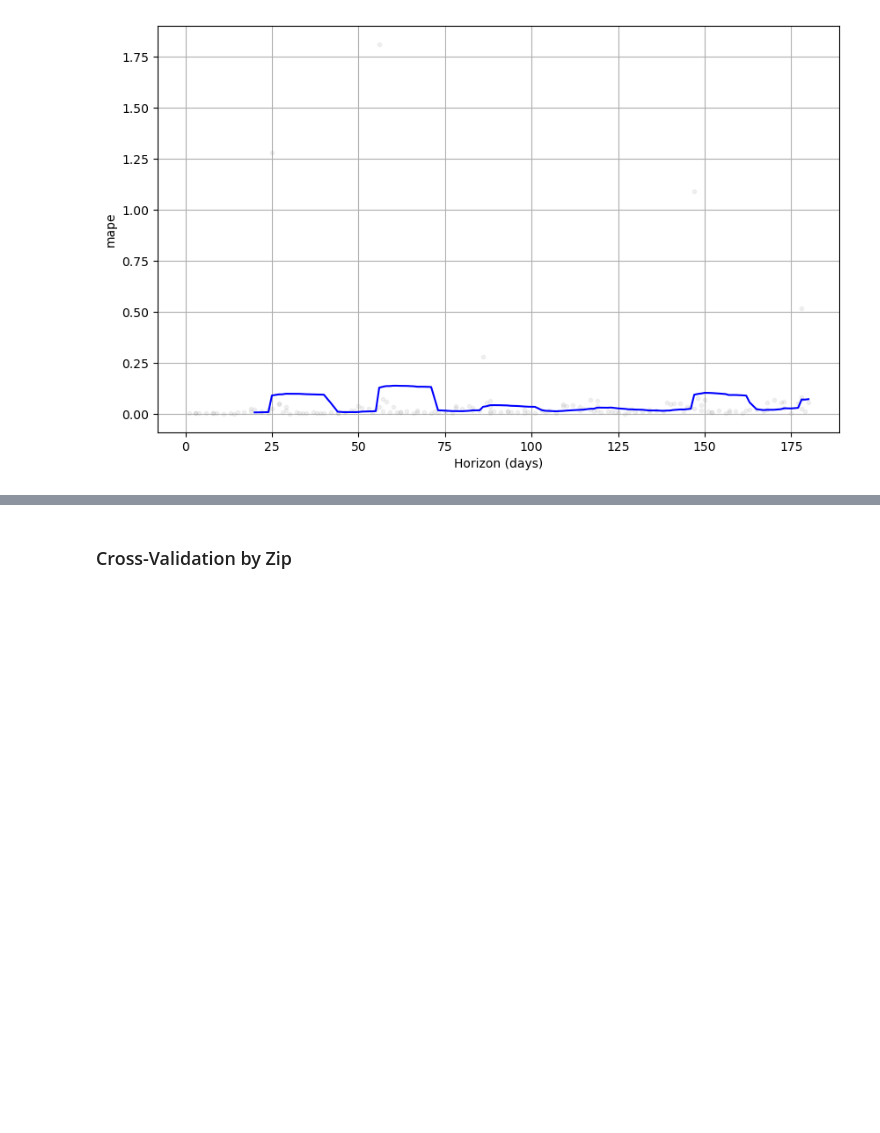
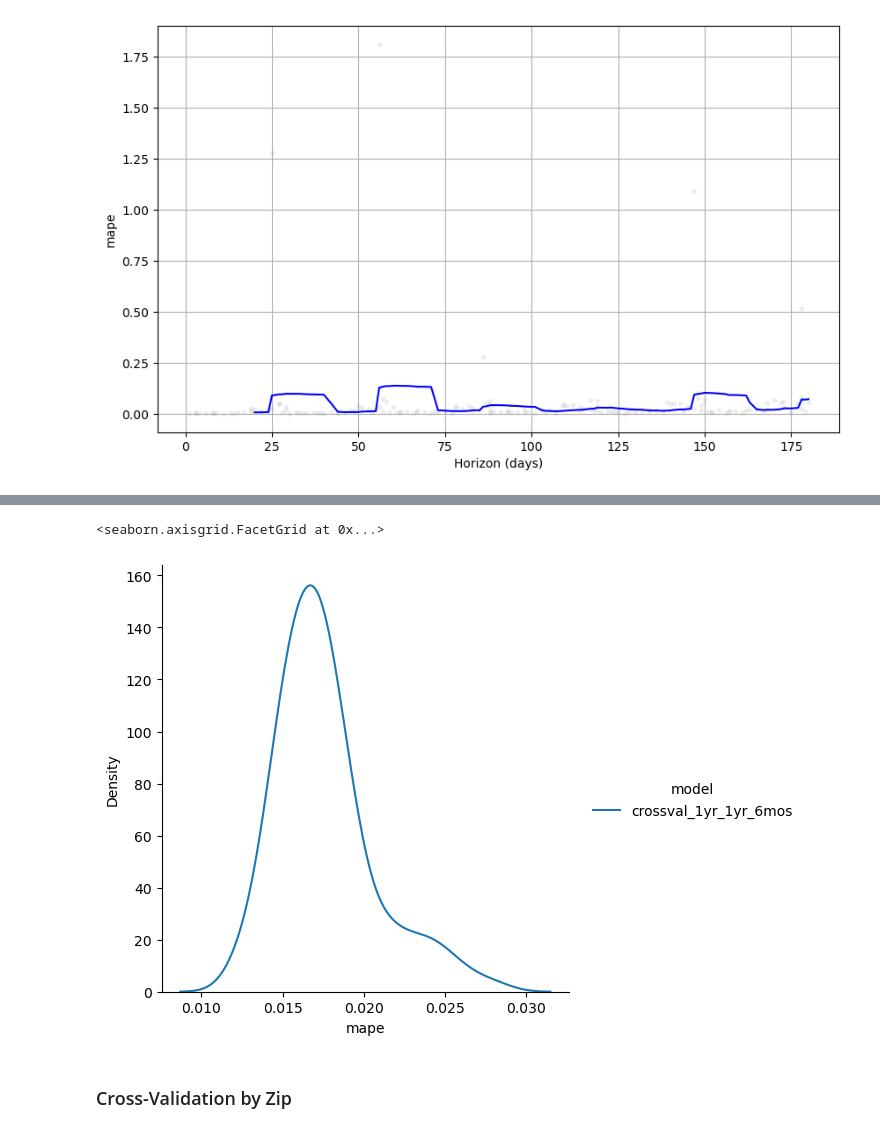
Before and after one commit to eihwood/Haystacks.AI-7, a Jupyter notebook: src/prophet.ipynb, the cells around one changed output, grey strips where cells are left out. Drawn from its saved outputs; the diff is of its cells as text; code cells hidden in the pictures; blank space fills up the shorter version.

```diff
--- a/src/prophet.ipynb
+++ b/src/prophet.ipynb
@@ -842,0 +814,5 @@ for zipcode in atl_df['census_zcta5_geoid'].unique():
+# %%
+sns.displot(output, x="mape", hue="model", kind="kde")
+# %% [output]
+<seaborn.axisgrid.FacetGrid at 0x...>
+[figure, added]
```
Also changed, not shown: parts of 10 cells of this notebook.
